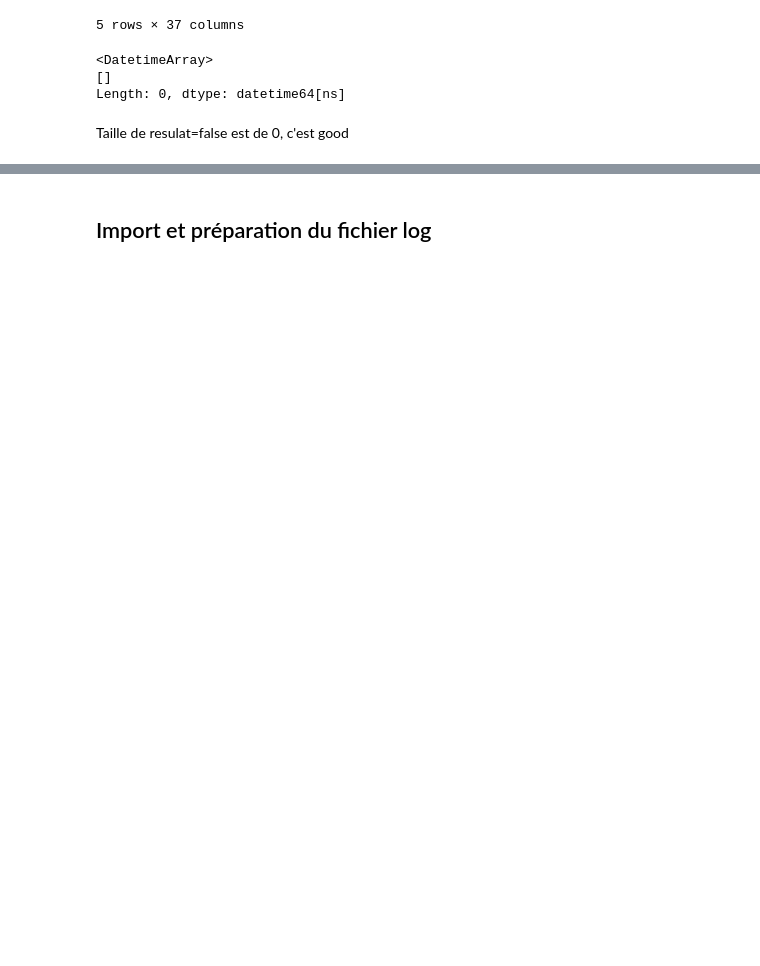
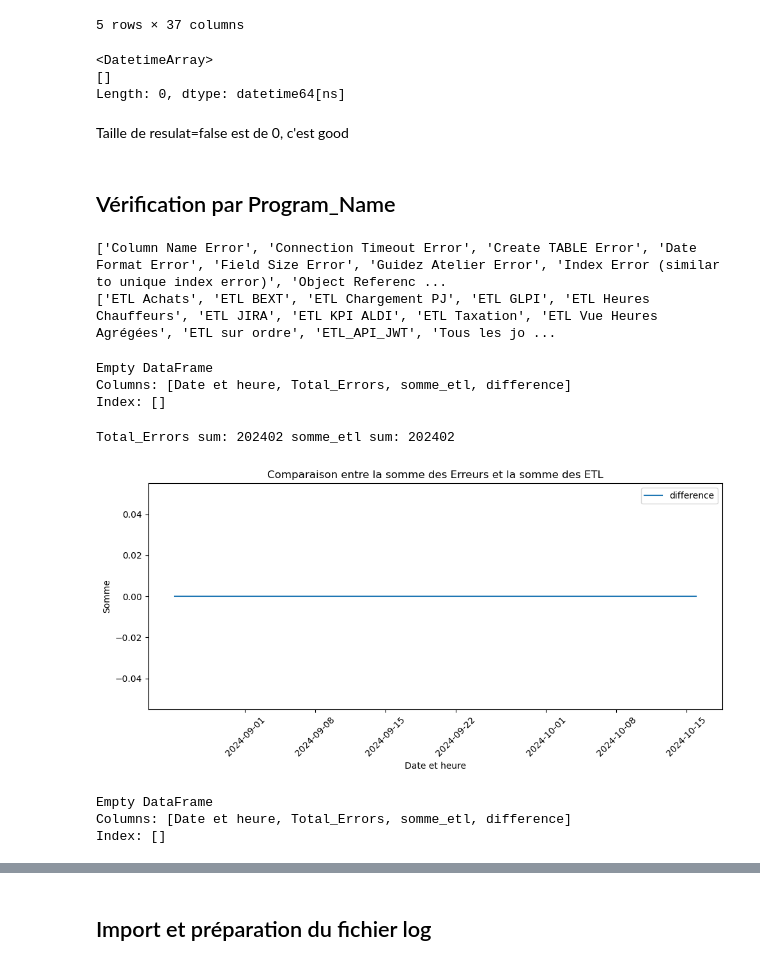
Before and after one commit to AntoineValette/projet_industriel, a Jupyter notebook: notebook/fusion_log-logerror.ipynb, the cells around one changed output, grey strips where cells are left out. Saved outputs shown, nothing was run; the diff lists cells and outputs as text; code cells hidden in the pictures; blank space fills up the shorter version.

Commit message:
modification de fusion pour ajouter des vérification sur le nb d'erreurs

```diff
--- a/notebook/fusion_log-logerror.ipynb
+++ b/notebook/fusion_log-logerror.ipynb
@@ -340,3 +341,55 @@ print(result_false_check["Date et heure"].unique())
 Length: 0, dtype: datetime64[ns]
 # %% [markdown]
 Taille de resulat=false est de 0, c'est good
+# %% [markdown]
+## Vérification par Program_Name
+# %%
+# Vérifier les colonnes Error
+ETL_columns = [col for col in df_error_grouped2.columns if ("ETL" in col) or ('Tous les jours' in col) or ('Toutes les semaines' in col)]
+print(error_columns) # défini plus haut
+print(ETL_columns)
+# %% [output]
+['Column Name Error', 'Connection Timeout Error', 'Create TABLE Error', 'Date Format Error', 'Field Size Error', 'Guidez Atelier Error', 'Index Error (similar to unique index error)', 'Object Referenc ...
+['ETL Achats', 'ETL BEXT', 'ETL Chargement PJ', 'ETL GLPI', 'ETL Heures Chauffeurs', 'ETL JIRA', 'ETL KPI ALDI', 'ETL Taxation', 'ETL Vue Heures Agrégées', 'ETL sur ordre', 'ETL_API_JWT', 'Tous les jo ...
+# %%
+
+df_error_grouped2['somme_etl'] = df_error_grouped2[ETL_columns].sum(axis=1)
+
+result = df_error_grouped2.groupby('Date et heure')[['Total_Errors', 'somme_etl']].sum().reset_index()
+
+# Vous pouvez aussi calculer la différence entre les deux sommes
+result['difference'] = result['Total_Errors'] - result['somme_etl']
+
+print(result[result['difference'] != 0])
+# %% [output]
+Empty DataFrame
+Columns: [Date et heure, Total_Errors, somme_etl, difference]
+Index: []
+# %%
+total_errors_sum = df_error_grouped2['Total_Errors'].sum()
+somme_etl_sum = df_error_grouped2['somme_etl'].sum()
+print("Total_Errors sum:", total_errors_sum, "somme_etl sum:", somme_etl_sum)
+# %% [output]
+Total_Errors sum: 202402 somme_etl sum: 202402
+# %%
+# (Optionnel) Visualisation
+plt.figure(figsize=(10, 5))
+plt.plot(result['Date et heure'], result['difference'], label='difference')
+plt.xlabel('Date et heure')
+plt.ylabel('Somme')
+plt.title('Comparaison entre la somme des Erreurs et la somme des ETL')
+plt.legend()
+plt.xticks(rotation=45)
+plt.tight_layout()
+plt.show()
+# %% [output]
+[figure, added]
+# %%
+df_comparaison = df_error_grouped2.groupby('Date et heure')[['Total_Errors', 'somme_etl']].sum().reset_index()
+df_comparaison['difference'] = df_comparaison['Total_Errors'] - df_comparaison['somme_etl']
+result = df_comparaison[df_comparaison['difference'] != 0]
+print(result)
+# %% [output]
+Empty DataFrame
+Columns: [Date et heure, Total_Errors, somme_etl, difference]
+Index: []
```
Also changed, not shown: parts of 9 cells of this notebook.
